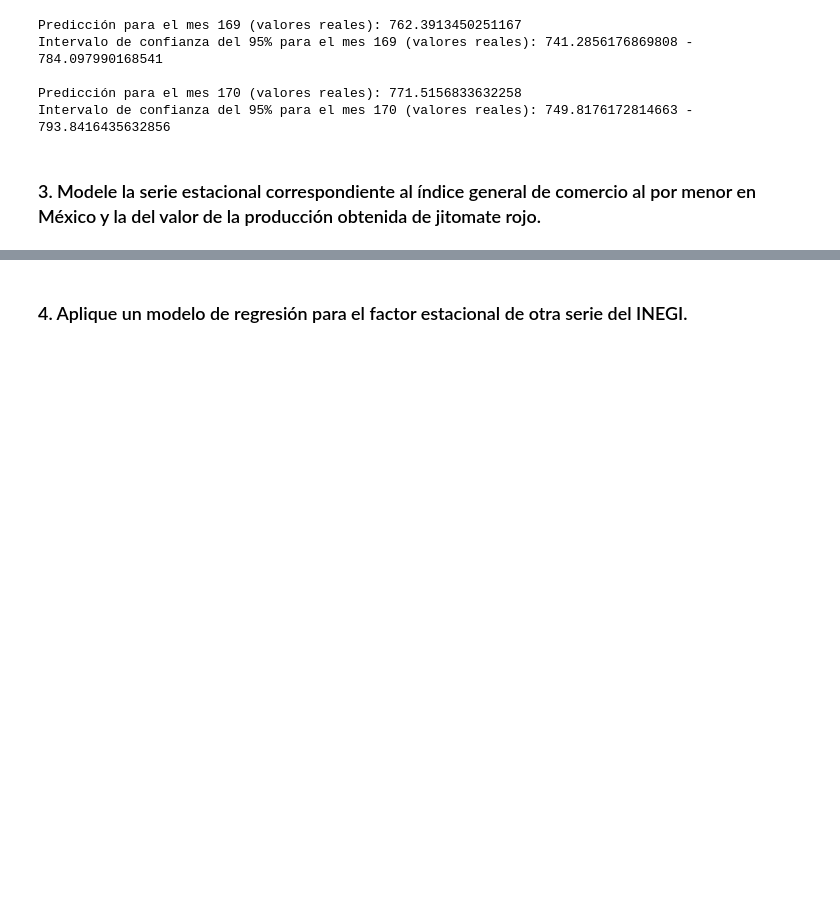
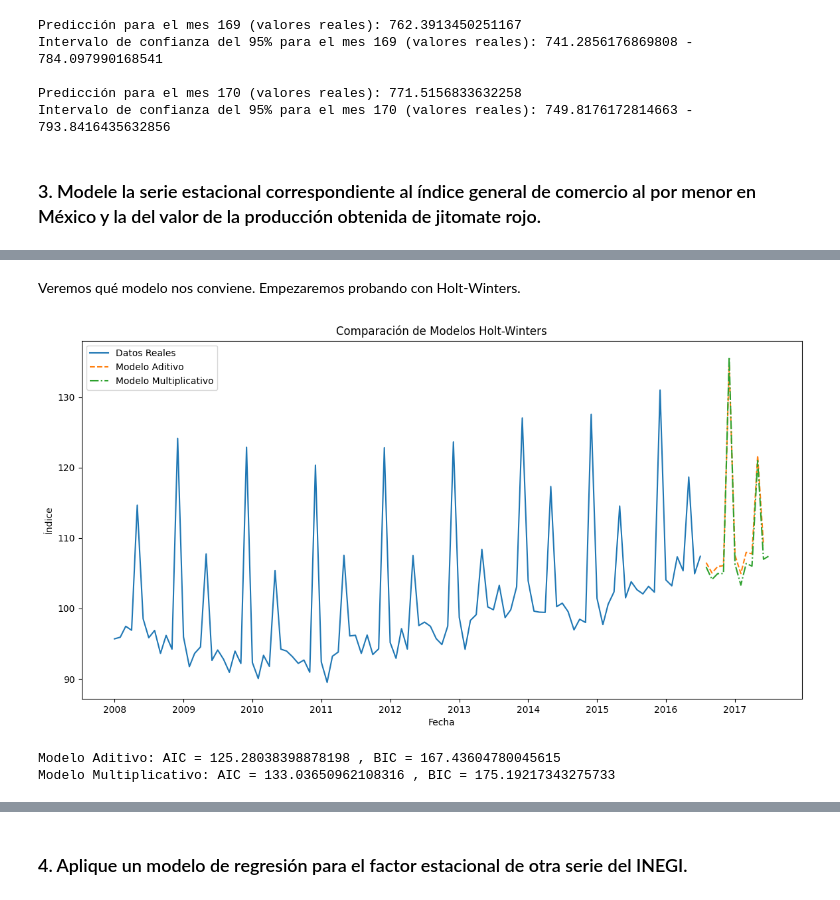
Before and after one commit to maferpy/unidad9, a Jupyter notebook: pronosticos.ipynb, the cells around one changed output, grey strips where cells are left out. Cells and saved outputs as stored; diff of their text form; code cells hidden in the pictures; blank space fills up the shorter version.

```diff
--- a/pronosticos.ipynb
+++ b/pronosticos.ipynb
@@ -354,0 +459,28 @@ Aún no contamos con esta serie estacional.
+# %% [markdown]
+Veremos qué modelo nos conviene. Empezaremos probando con Holt-Winters.
+# %%
+# Ajustar modelos
+modelo_aditivo = ExponentialSmoothing(df2['Indice'], seasonal_periods=12, trend='add', seasonal='add').fit()
+modelo_multiplicativo = ExponentialSmoothing(df2['Indice'], seasonal_periods=12, trend='add', seasonal='mul').fit()
+
+# Predicciones
+pred_aditivo = modelo_aditivo.forecast(steps=11)
+pred_multiplicativo = modelo_multiplicativo.forecast(steps=12)
+
+# Visualizar
+plt.figure(figsize=(14, 7))
+plt.plot(df2['Indice'], label='Datos Reales')
+plt.plot(pred_aditivo, label='Modelo Aditivo', linestyle='--')
+plt.plot(pred_multiplicativo, label='Modelo Multiplicativo', linestyle='-.')
+plt.title('Comparación de Modelos Holt-Winters')
+plt.xlabel('Fecha')
+plt.ylabel('Índice')
+plt.legend()
+plt.show()
+
+print("Modelo Aditivo: AIC =", modelo_aditivo.aic, ", BIC =", modelo_aditivo.bic)
+print("Modelo Multiplicativo: AIC =", modelo_multiplicativo.aic, ", BIC =", modelo_multiplicativo.bic)
+# %% [output]
+[figure, added]
+Modelo Aditivo: AIC = 125.28038398878198 , BIC = 167.43604780045615
+Modelo Multiplicativo: AIC = 133.03650962108316 , BIC = 175.19217343275733
```
Also changed, not shown: parts of 28 cells of this notebook.
